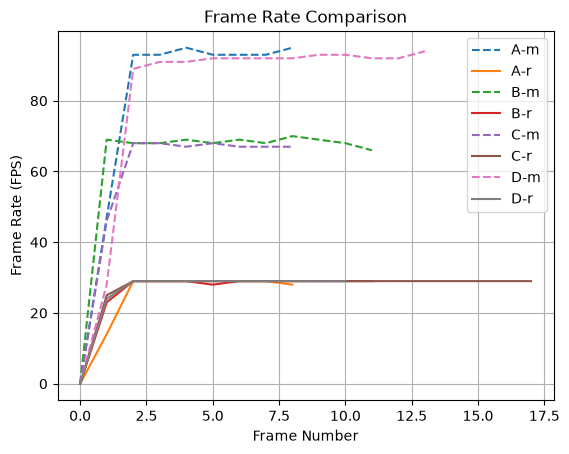
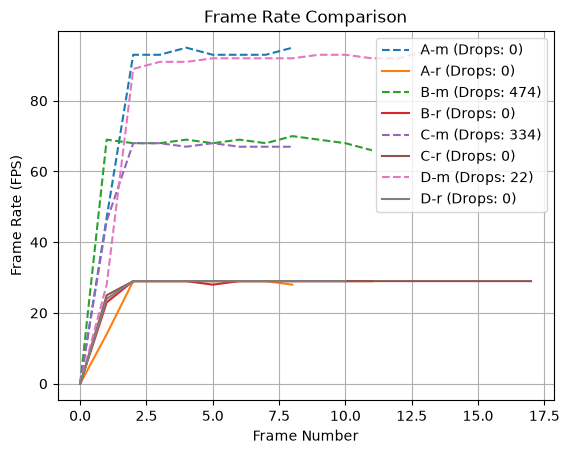
Code edit (unified diff) that turned the first committed figure into the second:
--- before
+++ after
@@ -1,9 +1,10 @@
 
 import matplotlib.pyplot as plt
-for bag_name, history in zip(bag_names, histories):
+for bag_name, history, drop_count in zip(bag_names, histories, drop_counts):
     print(f"Bag File: {bag_name}")
     print(f"Frame Rate History: {history}")
+    print(f"Drop Count: {drop_count}")
     line_style = '-' if 'r' in bag_name else '--'
-    plt.plot(history, label=bag_name, linestyle=line_style)
+    plt.plot(history, label=bag_name + f" (Drops: {drop_count})", linestyle=line_style)
 plt.xlabel("Frame Number")
 plt.ylabel("Frame Rate (FPS)")

Commit: update drop cout